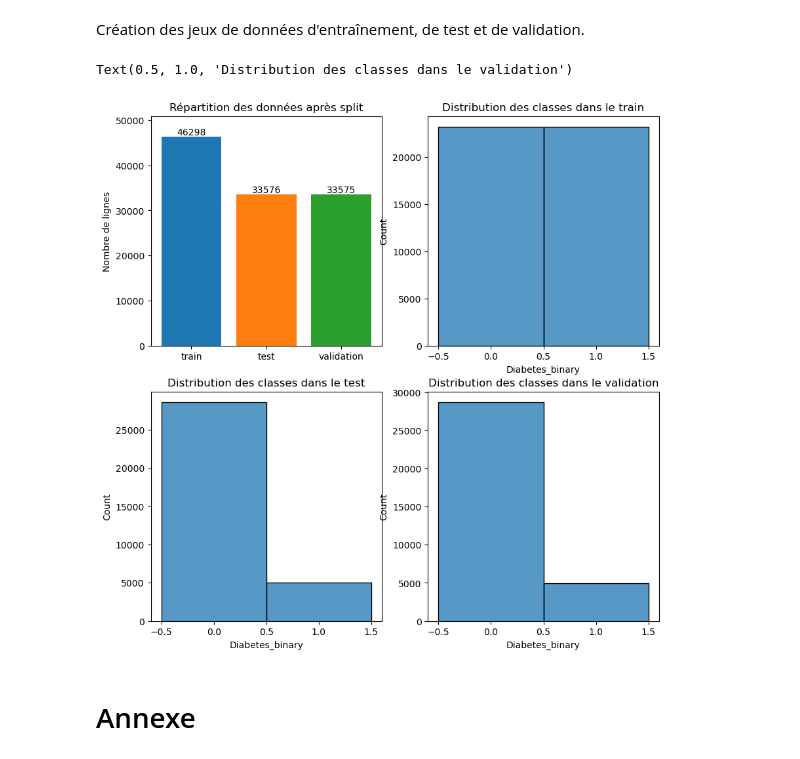
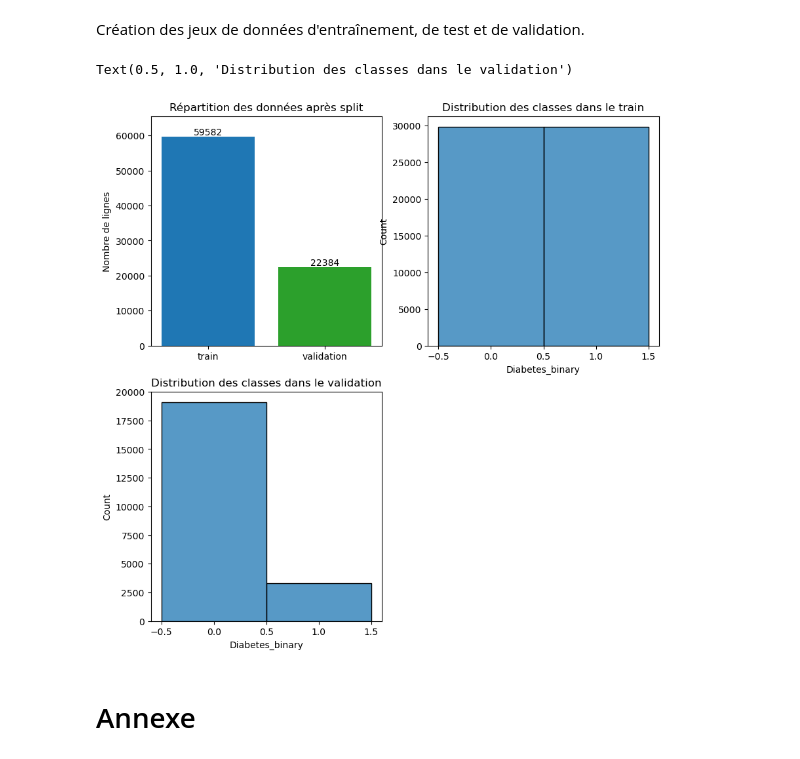
Before and after one commit to 0xybo/CESI_A4_IA_DeepLearning, a Jupyter notebook: Livrable 1.ipynb, the cells around one changed output. Saved outputs shown, nothing was run; the diff lists cells and outputs as text; code cells hidden in the pictures.

Commit message:
output dataset update

```diff
--- a/Livrable 1.ipynb
+++ b/Livrable 1.ipynb
@@ -625,34 +689,30 @@ dataset.draw_distribution(column=dataset.target)
 # %% [markdown]
 Création des jeux de données d'entraînement, de test et de validation.
 # %%
-train_data, test_data, validation_data = dataset.export_to_csv("./dataset/dataset")
+train_data, validation_data = dataset.export_to_csv("./dataset/dataset", 90, 10)
 
 fig = plt.figure(figsize=(10, 10))
 ax_split = fig.add_subplot(221)
 ax_dist_train = fig.add_subplot(222)
-ax_dist_test = fig.add_subplot(223)
-ax_dist_val = fig.add_subplot(224)
+ax_dist_val = fig.add_subplot(223)
 
 repartition = {
     "train": len(train_data),
-    "test": len(test_data),
     "validation": len(validation_data),
 }
-bars = ax_split.bar(repartition.keys(), repartition.values(), color=["tab:blue", "tab:orange", "tab:green"])
+bars = ax_split.bar(repartition.keys(), repartition.values(), color=["tab:blue", "tab:green"])
 ax_split.set_title("Répartition des données après split")
 ax_split.set_ylabel("Nombre de lignes")
 ax_split.bar_label(bars)
 ax_split.set_ylim(0, max(repartition.values()) * 1.1 if repartition.values() else 1)
 
 sns.histplot(train_data[dataset.target], discrete=True, ax=ax_dist_train, binwidth=0.1)
 ax_dist_train.set_title("Distribution des classes dans le train")
-sns.histplot(test_data[dataset.target], discrete=True, ax=ax_dist_test, binwidth=0.1)
-ax_dist_test.set_title("Distribution des classes dans le test")
 sns.histplot(validation_data[dataset.target], discrete=True, ax=ax_dist_val, binwidth=0.1)
 ax_dist_val.set_title("Distribution des classes dans le validation")
 # %% [output]
 Text(0.5, 1.0, 'Distribution des classes dans le validation')
-[figure, old version]
+[figure, new version]
 # %% [markdown]
 # Annexe
 # %% [markdown]
```
Also changed, not shown: parts of 10 cells of this notebook, 1 other file.
